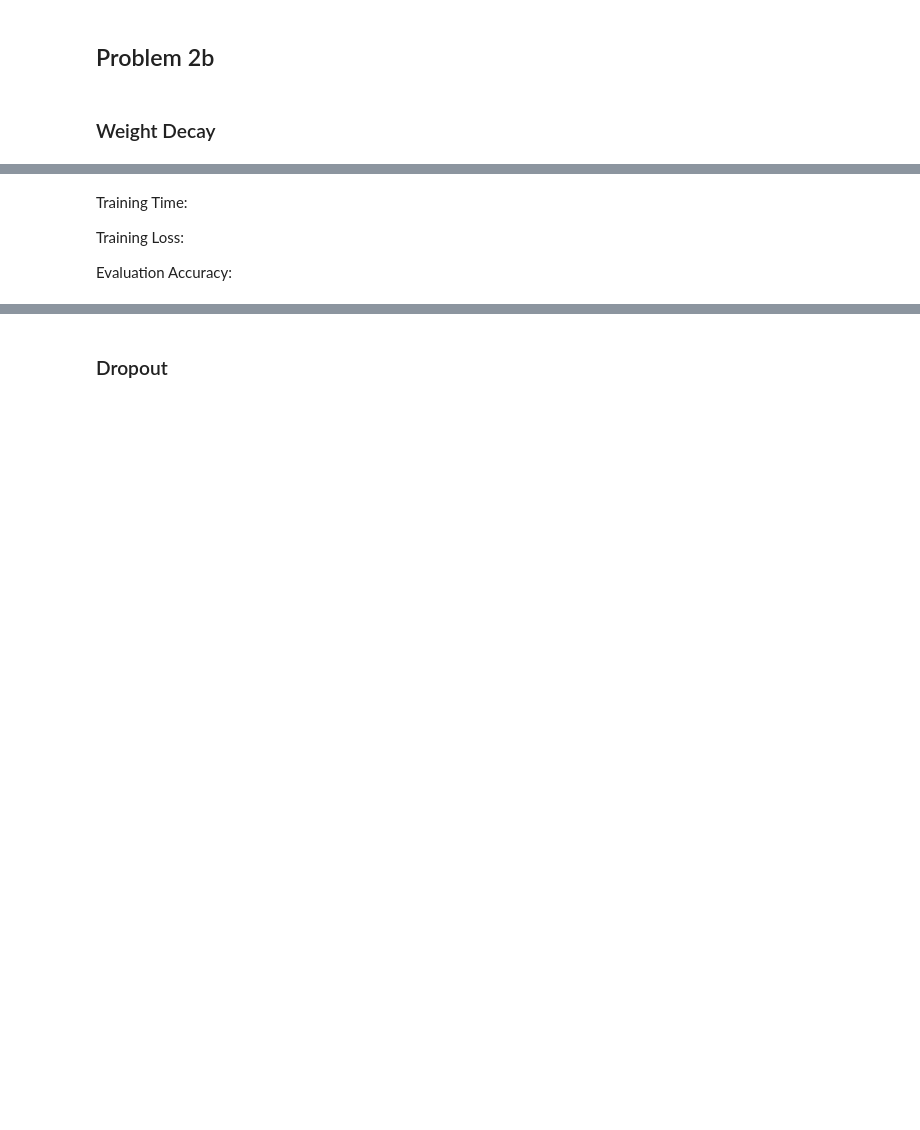
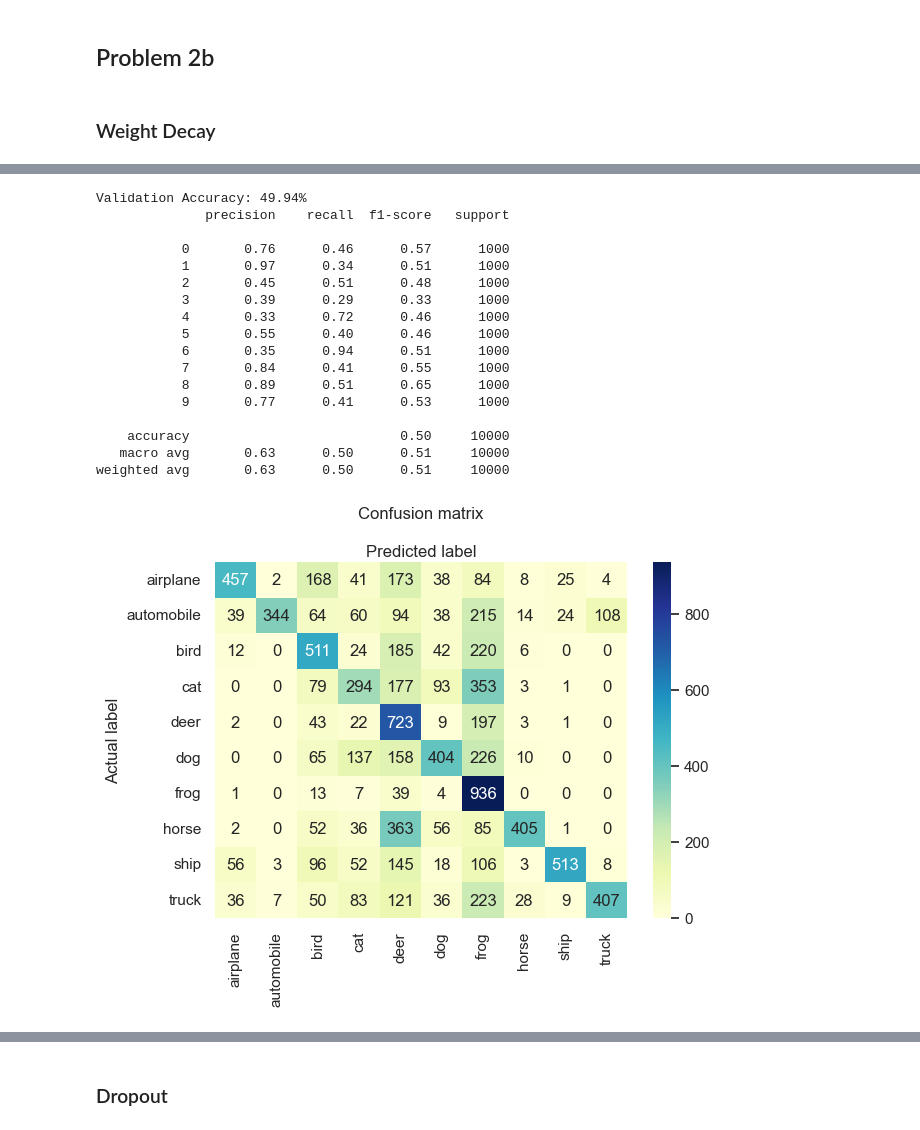
Before and after one commit to samofuture/Intro-to-ML, a Jupyter notebook: HW7/HW7.ipynb, the cells around one changed output, grey strips where cells are left out. Drawn from its saved outputs; the diff is of its cells as text; code cells hidden in the pictures; blank space fills up the shorter version.

```diff
--- a/HW7/HW7.ipynb
+++ b/HW7/HW7.ipynb
@@ -441,6 +436,21 @@ validate(resnet_10, val_loader)
-# %% [markdown]
-Training Time:
-
-Training Loss:
-
-Evaluation Accuracy:
+# %%
+validate(resnet_10_wd, val_loader)
+# %% [output]
+Validation Accuracy: 49.94%
+              precision    recall  f1-score   support
+
+           0       0.76      0.46      0.57      1000
+           1       0.97      0.34      0.51      1000
+           2       0.45      0.51      0.48      1000
+           3       0.39      0.29      0.33      1000
+           4       0.33      0.72      0.46      1000
+           5       0.55      0.40      0.46      1000
+           6       0.35      0.94      0.51      1000
+           7       0.84      0.41      0.55      1000
+           8       0.89      0.51      0.65      1000
+           9       0.77      0.41      0.53      1000
+
+    accuracy                           0.50     10000
+   macro avg       0.63      0.50      0.51     10000
+weighted avg       0.63      0.50      0.51     10000
+[figure, added]
```
Also changed, not shown: parts of 11 cells of this notebook.
